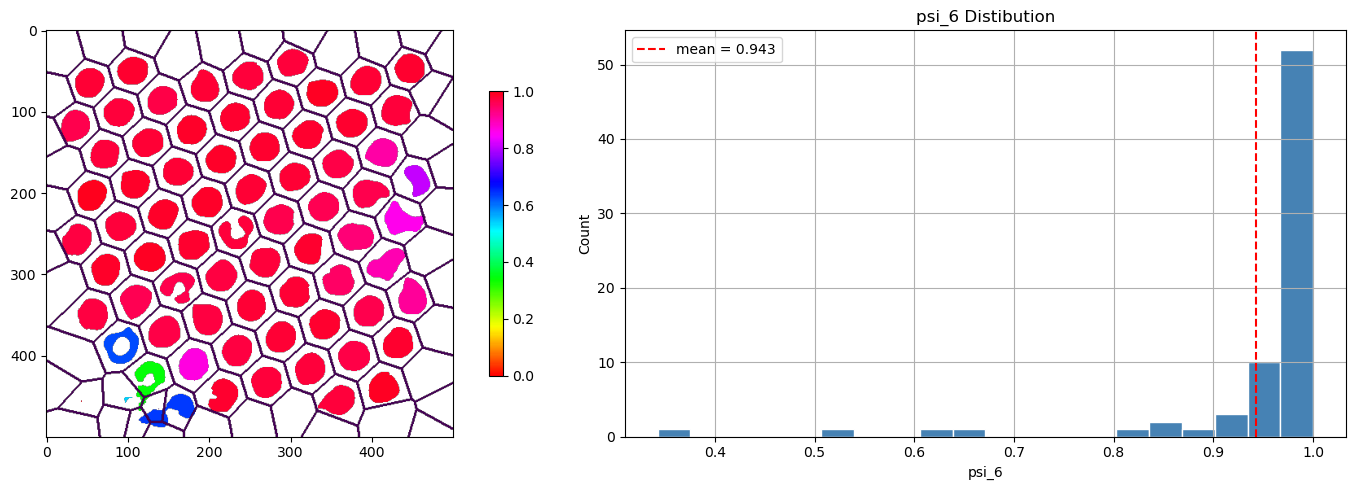
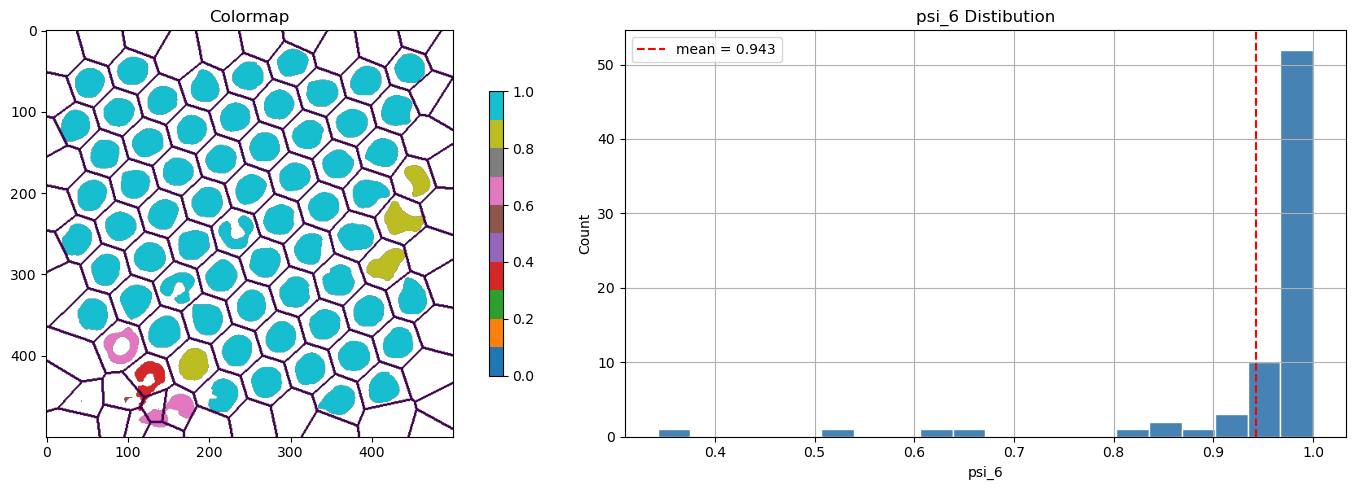
Unified diff of the notebook cell whose output changed from the first chart to the second:
--- before
+++ after
@@ -26,6 +26,7 @@
 fig, axes = plt.subplots(1, 2, figsize = (15, 5))
 
-im = axes[0].imshow(psi6_map, cmap = 'hsv', vmin = 0, vmax = 1)
+im = axes[0].imshow(psi6_map, cmap = 'tab10', vmin = 0, vmax = 1)
 axes[0].imshow(v_border)
+axes[0].set_title('Colormap')
 fig.colorbar(im, ax = axes[0], shrink = 0.7)
 

Commit: changed colormap